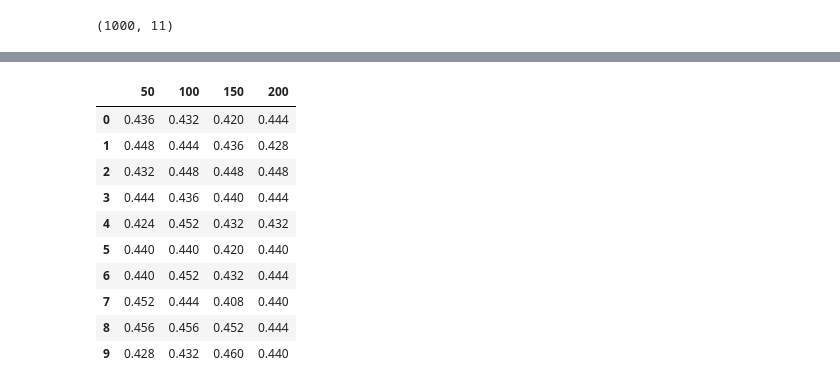
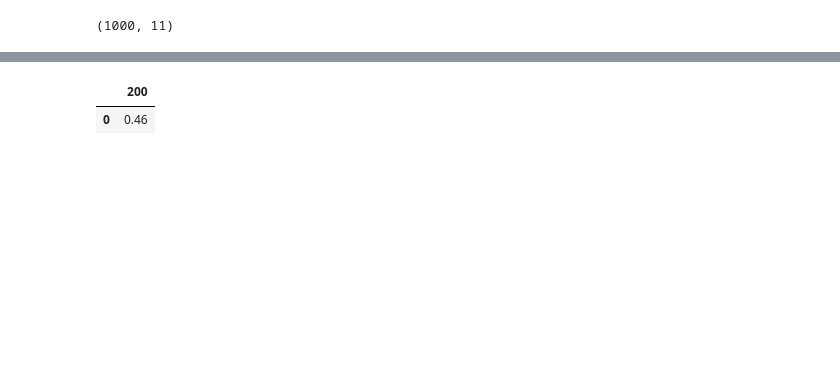
Before and after one commit to WillianCella/ModelosDeAprendizadoSupervisionado, a Jupyter notebook: Trabalho_1_–_Modelos_de_Aprendizado_Supervisionado.ipynb, the cells around one changed output, grey strips where cells are left out. Cells and saved outputs as stored; diff of their text form; code cells hidden in the pictures; blank space fills up the shorter version.

```diff
--- a/Trabalho_1_–_Modelos_de_Aprendizado_Supervisionado.ipynb
+++ b/Trabalho_1_–_Modelos_de_Aprendizado_Supervisionado.ipynb
@@ -102,30 +102,25 @@ x_validacao,x_teste,y_validacao,y_teste=train_test_split(x_teste,y_teste,test_si
 # KNN
 knn_best_result = []
 knn_result = []
-weight="distance"
 
 for i in range(1, 51):
-#  for j in ["uniform","distance"]:
-   KNN = KNeighborsClassifier(n_neighbors=i,weights=weight)
+  for j in ["uniform","distance"]:
+   KNN = KNeighborsClassifier(n_neighbors=i,weights=j)
    KNN.fit(x_treino,y_treino)
-   opiniao = KNN.predict(x_teste)
-   pred = KNN.predict(x_teste)
-   result = accuracy_score(y_teste, opiniao)
+   pred = KNN.predict(x_validacao)
+   result = accuracy_score(y_validacao, pred)
    knn_result.append({
        'acc': result,
-#       'weight': j,
+       'weight': j,
        'kneighbor': i,
        'predict': pred})
 
 knn_result.sort(key=lambda x: x['acc']) # orderna pela % acuracia
-knn_best_result = knn_result[-10:] # os 10 melhores resultados
+knn_best_result = knn_result[-1:] # melhor resultado
 
 df_knn = pd.DataFrame.from_dict(knn_best_result)
 
-# Busca a predição mediana
-knn_pred = df_knn['predict'].values[round(df_knn['acc'].count()/2)-1]
-
-#display(df_knn[['acc','weight','kneighbor']])
-display(df_knn[['acc','kneighbor']])
-print(f'Acurácia média KNN: ', df_knn['acc'].mean())
+# Busca a melhor predição
+knn_pred = df_knn['predict'].values[0]
+display(df_knn[['acc','weight','kneighbor']])
 # %% [output]
@@ -148,18 +133,16 @@ dt_result = []
 for i in range(1, 11):
   treeD = DecisionTreeClassifier(max_depth=10, min_samples_split=3) # utilizando critério gini e splitter best - default
   treeD = treeD.fit(x_treino, y_treino)
-  opiniaoTree = treeD.predict(x_teste)
-  predTree = treeD.predict(x_teste)
-  resultTree = accuracy_score(y_teste, opiniaoTree)
+  predTree = treeD.predict(x_validacao)
+  resultTree = accuracy_score(y_validacao, predTree)
   dt_result.append({
        'acc': resultTree,
        'predict': predTree})
 
 dt_result.sort(key=lambda x: x['acc']) # orderna pela % acuracia
-df_dt = pd.DataFrame.from_dict(dt_result)
+df_dt = pd.DataFrame.from_dict(dt_result[-1:])
 
-dt_pred = df_dt['predict'].values[round(df_dt['acc'].count()/2)-1]
+dt_pred = df_dt['predict'].values[0]
 display(df_dt[['acc']])
-print(f'Acurácia média Árvore de Decisão: ', df_dt['acc'].mean())
 # %% [output]
 |  | acc |
@@ -177,42 +150,35 @@ Acurácia média Árvore de Decisão:  0.22199999999999998
 # %%
 # RF - Floresta randomica
 rf_best_result = []
 rf_result = []
 
 max_depth = 10
 min_samples_split = 3
 for i in range(1, 11):
     for estimado in range(50, 250, 50):
         rndForest = RandomForestClassifier(n_estimators=estimado, max_depth=max_depth, min_samples_split=min_samples_split)
         rndForest = rndForest.fit(x_treino, y_treino)
-        opRF = rndForest.predict(x_teste)
-        predictRF = rndForest.predict(x_teste)
-        accRF = accuracy_score(y_teste, opRF)
+        predictRF = rndForest.predict(x_validacao)
+        accRF = accuracy_score(y_validacao, predictRF)
         rf_result.append({
             'acc': accRF,
             'estimado': estimado
         })
 res = {}
 for rf in rf_result:
     if rf['estimado'] not in res.keys():
          res.setdefault(rf['estimado'], [])
     if rf['estimado'] in res.keys():
         res[rf['estimado']].append(rf['acc'])
 
-rf_result = pd.DataFrame(res)
-rf_result
+for k, v in res.items():
+  res[k] = max(v)
+
+rf_result = { max(res) : res[max(res)]}
+pd.DataFrame.from_dict([rf_result])
 # %% [output]
-|  | 50 | 100 | 150 | 200 |
-| 0 | 0.436 | 0.432 | 0.420 | 0.444 |
-| 1 | 0.448 | 0.444 | 0.436 | 0.428 |
-| 2 | 0.432 | 0.448 | 0.448 | 0.448 |
-| 3 | 0.444 | 0.436 | 0.440 | 0.444 |
-| 4 | 0.424 | 0.452 | 0.432 | 0.432 |
-| 5 | 0.440 | 0.440 | 0.420 | 0.440 |
-| 6 | 0.440 | 0.452 | 0.432 | 0.444 |
-| 7 | 0.452 | 0.444 | 0.408 | 0.440 |
-| 8 | 0.456 | 0.456 | 0.452 | 0.444 |
-| 9 | 0.428 | 0.432 | 0.460 | 0.440 |
+|  | 200 |
+| 0 | 0.46 |
 # %%
 # SVM
 svm_best_result = []
```
Also changed, not shown: parts of 7 cells of this notebook.
